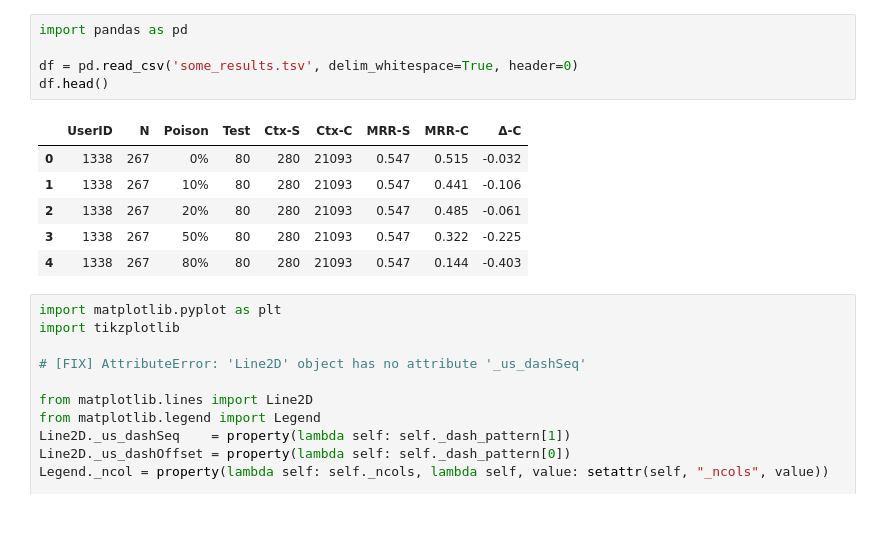
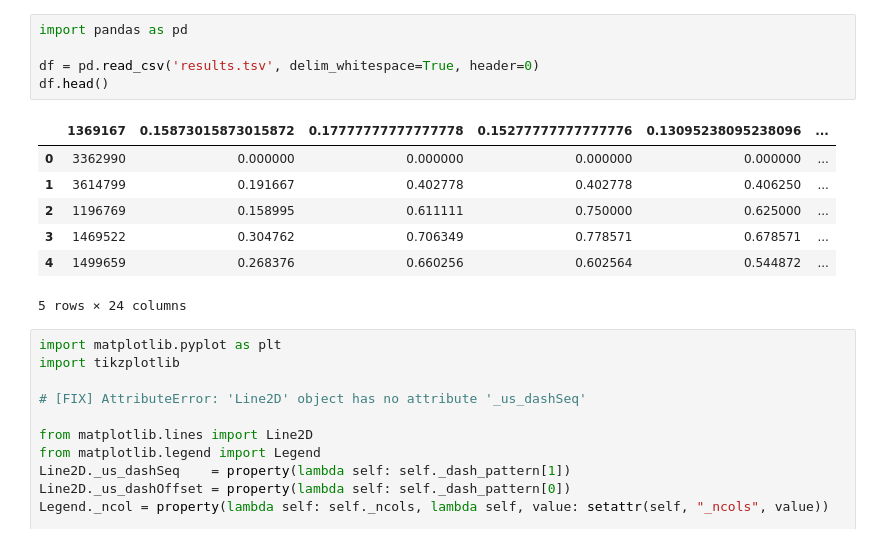
Before and after one commit to mg98/autonomos, a Jupyter notebook: notebook.ipynb, the cells around one changed output. Cells and saved outputs as stored; diff of their text form.

```diff
--- a/notebook.ipynb
+++ b/notebook.ipynb
@@ -1,15 +1,16 @@
 # %%
 import pandas as pd
 
-df = pd.read_csv('some_results.tsv', delim_whitespace=True, header=0)
+df = pd.read_csv('results.tsv', delim_whitespace=True, header=0)
 df.head()
 # %% [output]
-|  | UserID | N | Poison | Test | Ctx-S | Ctx-C | MRR-S | MRR-C | Δ-C |
-| 0 | 1338 | 267 | 0% | 80 | 280 | 21093 | 0.547 | 0.515 | -0.032 |
-| 1 | 1338 | 267 | 10% | 80 | 280 | 21093 | 0.547 | 0.441 | -0.106 |
-| 2 | 1338 | 267 | 20% | 80 | 280 | 21093 | 0.547 | 0.485 | -0.061 |
-| 3 | 1338 | 267 | 50% | 80 | 280 | 21093 | 0.547 | 0.322 | -0.225 |
-| 4 | 1338 | 267 | 80% | 80 | 280 | 21093 | 0.547 | 0.144 | -0.403 |
+|  | 1369167 | 0.15873015873015872 | 0.17777777777777778 | 0.15277777777777776 | 0.13095238095238096 | ... |
+| 0 | 3362990 | 0.000000 | 0.000000 | 0.000000 | 0.000000 | ... |
+| 1 | 3614799 | 0.191667 | 0.402778 | 0.402778 | 0.406250 | ... |
+| 2 | 1196769 | 0.158995 | 0.611111 | 0.750000 | 0.625000 | ... |
+| 3 | 1469522 | 0.304762 | 0.706349 | 0.778571 | 0.678571 | ... |
+| 4 | 1499659 | 0.268376 | 0.660256 | 0.602564 | 0.544872 | ... |
+5 rows × 24 columns
 # %%
 import matplotlib.pyplot as plt
 import tikzplotlib
```
Also changed, not shown: parts of 23 cells of this notebook, 30 other files.
